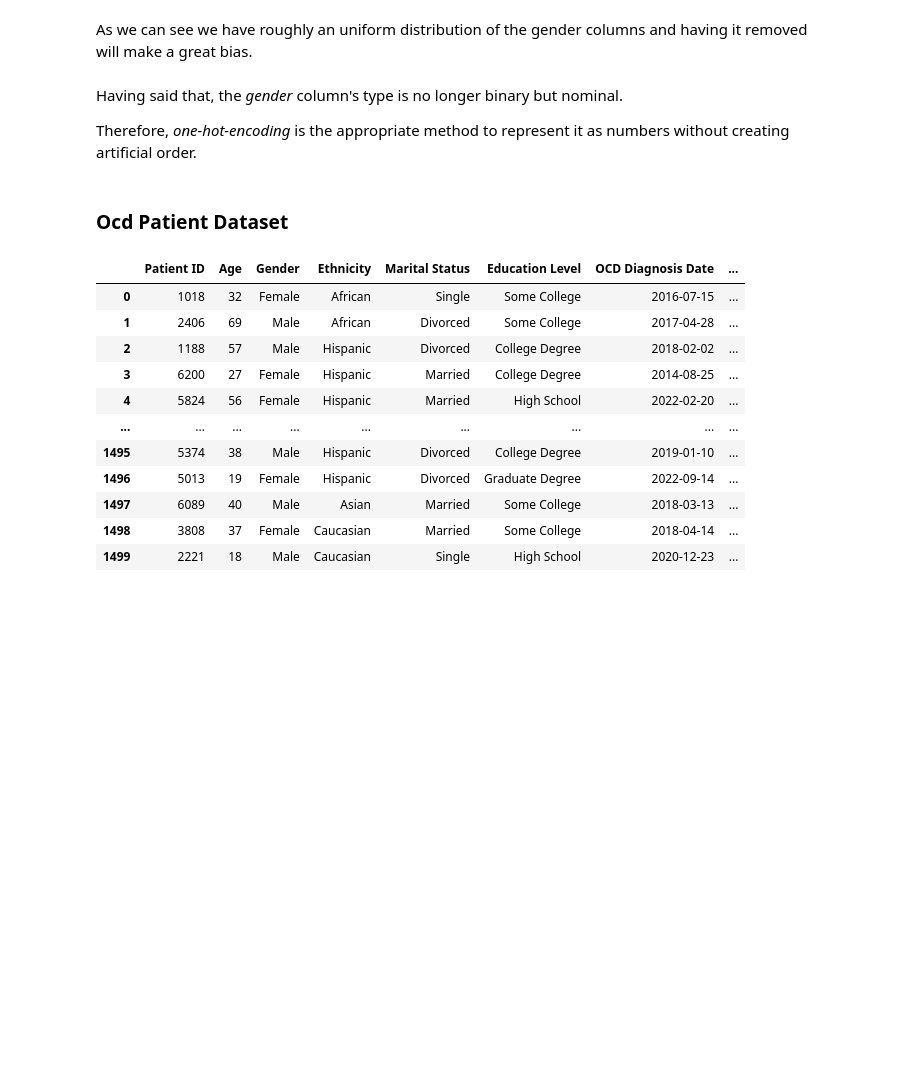
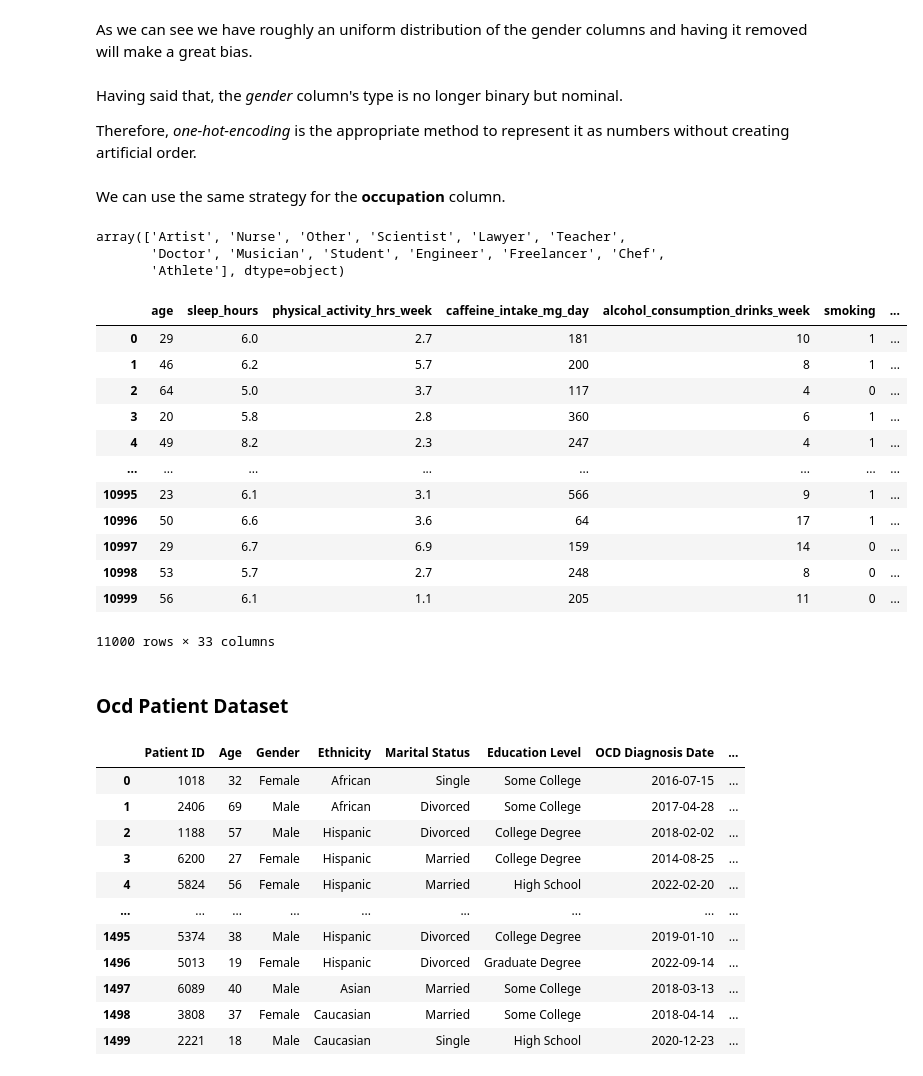
Before and after one commit to VladoDev03/mental-disorders-analysis, a Jupyter notebook: disorders-analysis/disorders-analysis.ipynb, the cells around one changed output. Drawn from its saved outputs; the diff is of its cells as text; code cells hidden in the pictures; blank space fills up the shorter version.

```diff
--- a/disorders-analysis/disorders-analysis.ipynb
+++ b/disorders-analysis/disorders-analysis.ipynb
@@ -371,0 +492,8 @@ Therefore, *one-hot-encoding* is the appropriate method to represent it as numbe
+# %% [markdown]
+We can use the same strategy for the **occupation** column.
+# %%
+enhanced_anxiety_data.occupation.unique()
+# %% [output]
+array(['Artist', 'Nurse', 'Other', 'Scientist', 'Lawyer', 'Teacher',
+       'Doctor', 'Musician', 'Student', 'Engineer', 'Freelancer', 'Chef',
+       'Athlete'], dtype=object)
@@ -372,3 +502,19 @@ Therefore, *one-hot-encoding* is the appropriate method to represent it as numbe
+# %%
+enhanced_anxiety_data
+# %% [output]
+|  | age | sleep_hours | physical_activity_hrs_week | caffeine_intake_mg_day | alcohol_consumption_drinks_week | smoking | ... |
+| 0 | 29 | 6.0 | 2.7 | 181 | 10 | 1 | ... |
+| 1 | 46 | 6.2 | 5.7 | 200 | 8 | 1 | ... |
+| 2 | 64 | 5.0 | 3.7 | 117 | 4 | 0 | ... |
+| 3 | 20 | 5.8 | 2.8 | 360 | 6 | 1 | ... |
+| 4 | 49 | 8.2 | 2.3 | 247 | 4 | 1 | ... |
+| ... | ... | ... | ... | ... | ... | ... | ... |
+| 10995 | 23 | 6.1 | 3.1 | 566 | 9 | 1 | ... |
+| 10996 | 50 | 6.6 | 3.6 | 64 | 17 | 1 | ... |
+| 10997 | 29 | 6.7 | 6.9 | 159 | 14 | 0 | ... |
+| 10998 | 53 | 5.7 | 2.7 | 248 | 8 | 0 | ... |
+| 10999 | 56 | 6.1 | 1.1 | 205 | 11 | 0 | ... |
+11000 rows × 33 columns
 # %% [markdown]
 ### Ocd Patient Dataset
 # %%
```
Also changed, not shown: parts of 36 cells of this notebook.
